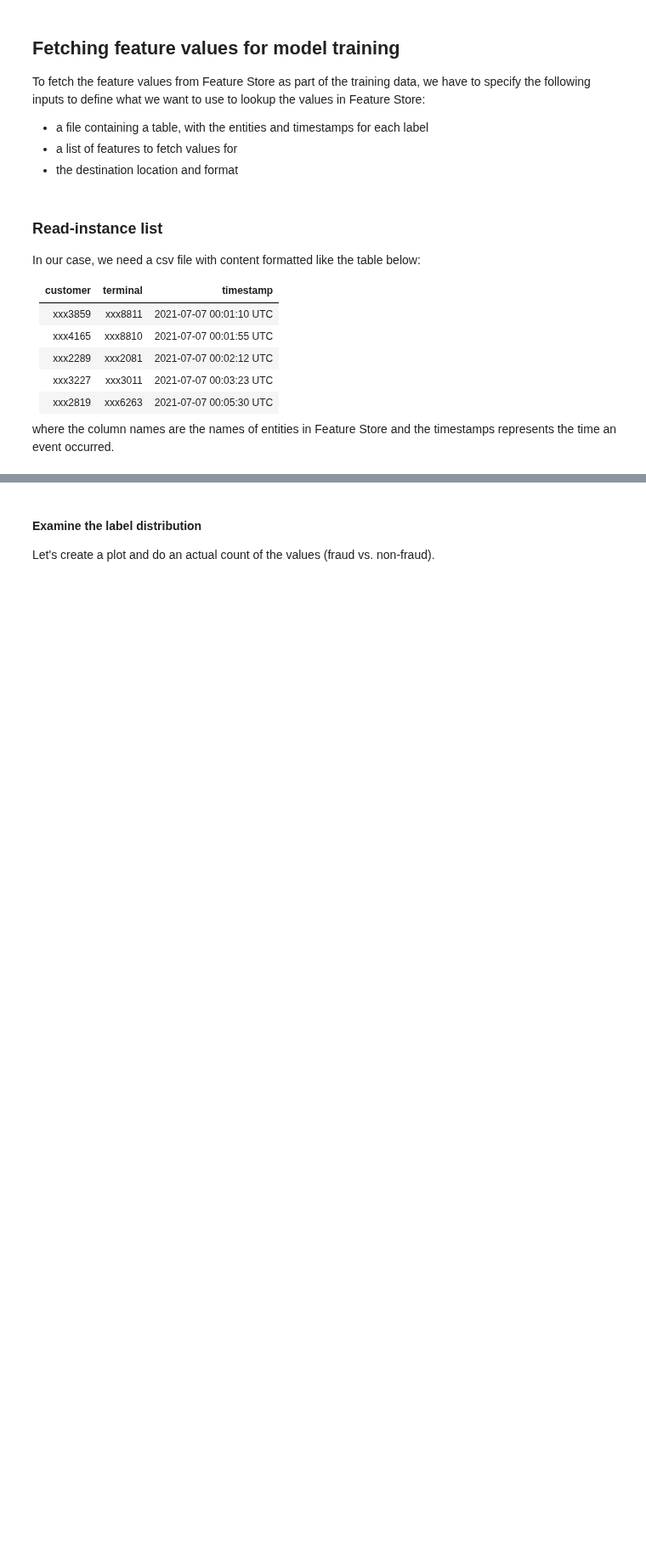
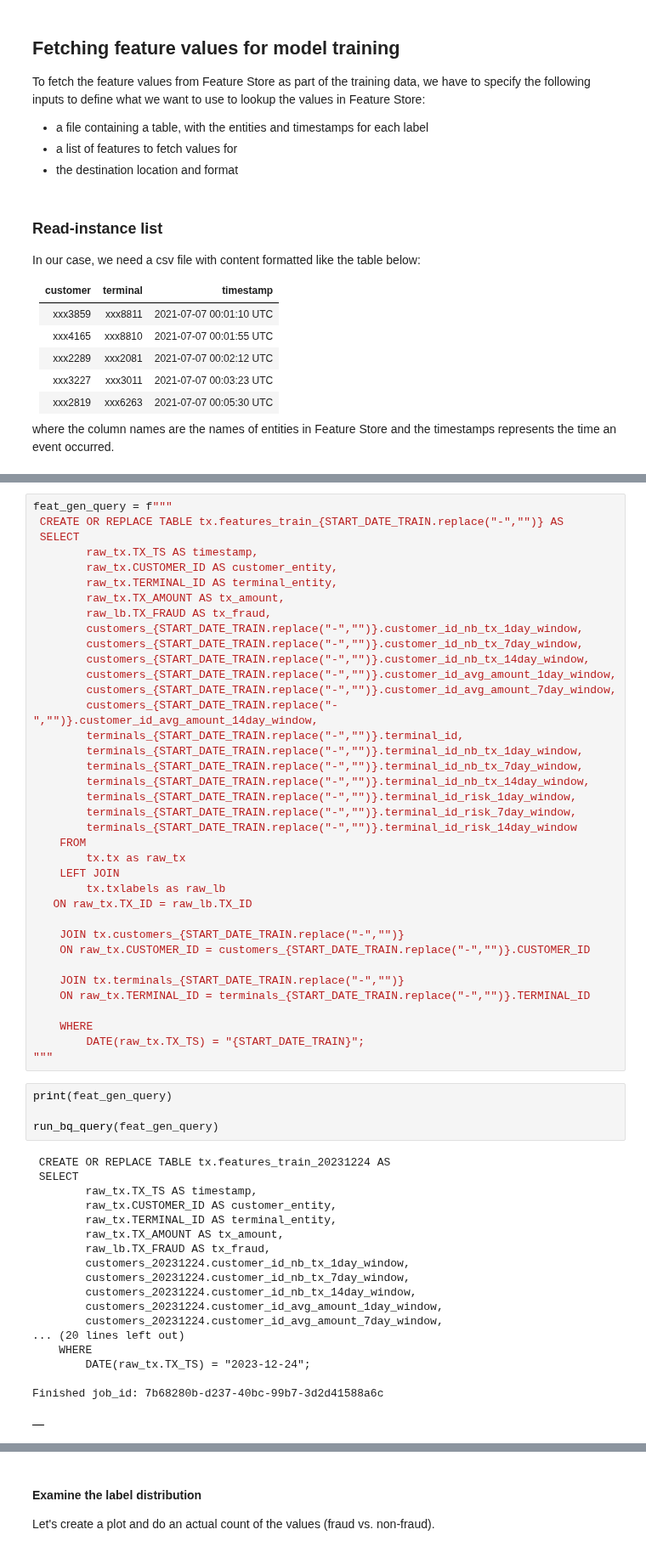
Before and after one commit to jrdetorre-google/minifraudfinder, a Jupyter notebook: 03_experimentation.ipynb, the cells around one changed output, grey strips where cells are left out. Shown at 85% size. Cells and saved outputs as stored; diff of their text form; blank space fills up the shorter version.

```diff
--- a/03_experimentation.ipynb
+++ b/03_experimentation.ipynb
@@ -345,3 +276,63 @@ Train table generation query:
+# %%
+feat_gen_query = f"""
+ CREATE OR REPLACE TABLE tx.features_train_{START_DATE_TRAIN.replace("-","")} AS
+ SELECT
+        raw_tx.TX_TS AS timestamp,
+        raw_tx.CUSTOMER_ID AS customer_entity,
+        raw_tx.TERMINAL_ID AS terminal_entity,
+        raw_tx.TX_AMOUNT AS tx_amount,
+        raw_lb.TX_FRAUD AS tx_fraud,
+        customers_{START_DATE_TRAIN.replace("-","")}.customer_id_nb_tx_1day_window,
+        customers_{START_DATE_TRAIN.replace("-","")}.customer_id_nb_tx_7day_window,
+        customers_{START_DATE_TRAIN.replace("-","")}.customer_id_nb_tx_14day_window,
+        customers_{START_DATE_TRAIN.replace("-","")}.customer_id_avg_amount_1day_window,
+        customers_{START_DATE_TRAIN.replace("-","")}.customer_id_avg_amount_7day_window,
+        customers_{START_DATE_TRAIN.replace("-","")}.customer_id_avg_amount_14day_window,
+        terminals_{START_DATE_TRAIN.replace("-","")}.terminal_id,
+        terminals_{START_DATE_TRAIN.replace("-","")}.terminal_id_nb_tx_1day_window,
+        terminals_{START_DATE_TRAIN.replace("-","")}.terminal_id_nb_tx_7day_window,
+        terminals_{START_DATE_TRAIN.replace("-","")}.terminal_id_nb_tx_14day_window,
+        terminals_{START_DATE_TRAIN.replace("-","")}.terminal_id_risk_1day_window,
+        terminals_{START_DATE_TRAIN.replace("-","")}.terminal_id_risk_7day_window,
+        terminals_{START_DATE_TRAIN.replace("-","")}.terminal_id_risk_14day_window
+    FROM
+        tx.tx as raw_tx
+    LEFT JOIN
+        tx.txlabels as raw_lb
+   ON raw_tx.TX_ID = raw_lb.TX_ID
+
+    JOIN tx.customers_{START_DATE_TRAIN.replace("-","")}
+    ON raw_tx.CUSTOMER_ID = customers_{START_DATE_TRAIN.replace("-","")}.CUSTOMER_ID
+
+    JOIN tx.terminals_{START_DATE_TRAIN.replace("-","")}
+    ON raw_tx.TERMINAL_ID = terminals_{START_DATE_TRAIN.replace("-","")}.TERMINAL_ID
+
+    WHERE
+        DATE(raw_tx.TX_TS) = "{START_DATE_TRAIN}";
+"""
+# %%
+print(feat_gen_query)
+
+run_bq_query(feat_gen_query)
+# %% [output]
+ CREATE OR REPLACE TABLE tx.features_train_20231224 AS
+ SELECT
+        raw_tx.TX_TS AS timestamp,
+        raw_tx.CUSTOMER_ID AS customer_entity,
+        raw_tx.TERMINAL_ID AS terminal_entity,
+        raw_tx.TX_AMOUNT AS tx_amount,
+        raw_lb.TX_FRAUD AS tx_fraud,
+        customers_20231224.customer_id_nb_tx_1day_window,
+        customers_20231224.customer_id_nb_tx_7day_window,
+        customers_20231224.customer_id_nb_tx_14day_window,
+        customers_20231224.customer_id_avg_amount_1day_window,
+        customers_20231224.customer_id_avg_amount_7day_window,
+... (20 lines left out)
+    WHERE
+        DATE(raw_tx.TX_TS) = "2023-12-24";
+
+Finished job_id: 7b68280b-d237-40bc-99b7-3d2d41588a6c
+|  |
 # %%
 read_features_query = f"""
 SELECT *
```
Also changed, not shown: parts of 16 cells of this notebook, 7 other files.
